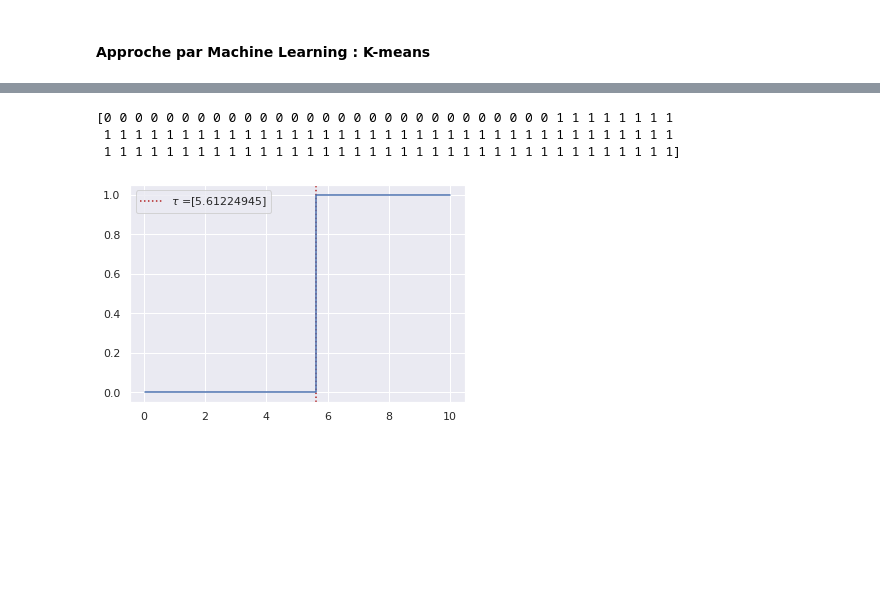
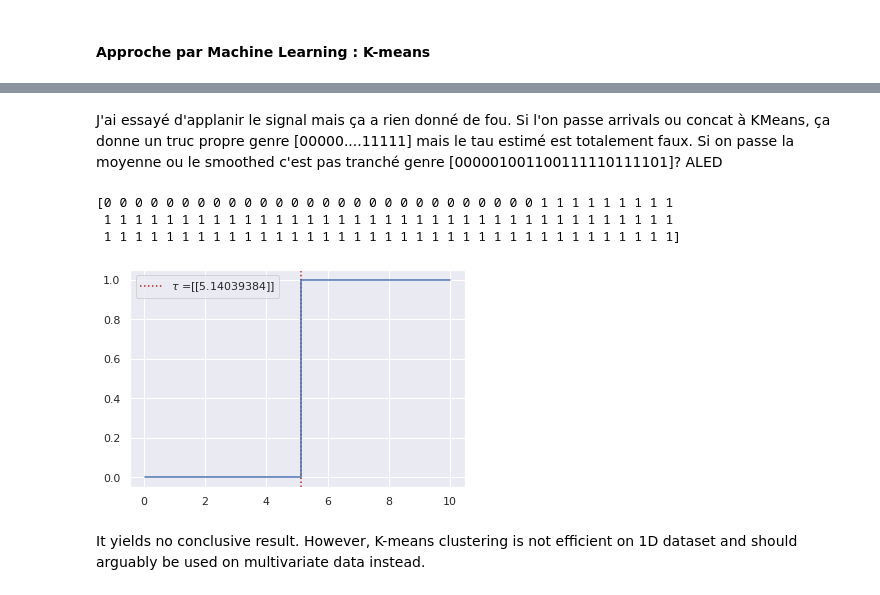
Before and after one commit to littlebuzzybee/MACS207b-Projet, a Jupyter notebook: MACS207b_Personnaz_Ly.ipynb, the cells around one changed output, grey strips where cells are left out. Drawn from its saved outputs; the diff is of its cells as text; code cells hidden in the pictures; blank space fills up the shorter version.

```diff
--- a/MACS207b_Personnaz_Ly.ipynb
+++ b/MACS207b_Personnaz_Ly.ipynb
@@ -177,7 +177,3 @@ plt.show()
 [figure]
 # %% [markdown]
 #### Approche par Machine Learning : K-means
-# %%
-means = arrivals[1:] - arrivals[:-1]
-means = means.reshape(-1,1)
-arrivals = arrivals.reshape(-1,1)
@@ -184,15 +190,22 @@ arrivals = arrivals.reshape(-1,1)
+# %% [markdown]
+J'ai essayé d'applanir le signal mais ça a rien donné de fou. Si l'on passe arrivals ou concat à KMeans, ça donne un truc propre genre [00000....11111] mais le tau estimé est totalement faux.
+Si on passe la moyenne ou le smoothed c'est pas tranché genre [000001001100111110111101]? ALED
+# %%
+arrivals = np.reshape(arrivals,(-1,1))
 # %%
 kmeans = KMeans(n_clusters=2, n_init=1, init='k-means++').fit(arrivals)
 
 print(kmeans.labels_)
 tau = np.where(kmeans.labels_[:-1] != kmeans.labels_[1:])[0]
 
-plt.axvline(arrivals[tau], linestyle=':', c='firebrick', label = r'$\tau$ =' + str(arrivals[tau,0]))
+plt.axvline(arrivals[tau], linestyle=':', c='firebrick', label = r'$\tau$ =' + str(arrivals[tau]))
 plt.step(arrivals, kmeans.labels_)
 plt.legend()
 plt.show()
 # %% [output]
-[0 0 0 0 0 0 0 0 0 0 0 0 0 0 0 0 0 0 0 0 0 0 0 0 0 0 0 0 0 1 1 1 1 1 1 1 1
+[0 0 0 0 0 0 0 0 0 0 0 0 0 0 0 0 0 0 0 0 0 0 0 0 0 0 0 0 1 1 1 1 1 1 1 1 1
  1 1 1 1 1 1 1 1 1 1 1 1 1 1 1 1 1 1 1 1 1 1 1 1 1 1 1 1 1 1 1 1 1 1 1 1 1
  1 1 1 1 1 1 1 1 1 1 1 1 1 1 1 1 1 1 1 1 1 1 1 1 1 1 1 1 1 1 1 1 1 1 1 1 1]
-[figure, old version]
+[figure, new version]
+# %% [markdown]
+It yields no conclusive result. However, K-means clustering is not efficient on 1D dataset and should arguably be used on multivariate data instead.
```
Also changed, not shown: parts of 1 cell of this notebook.
